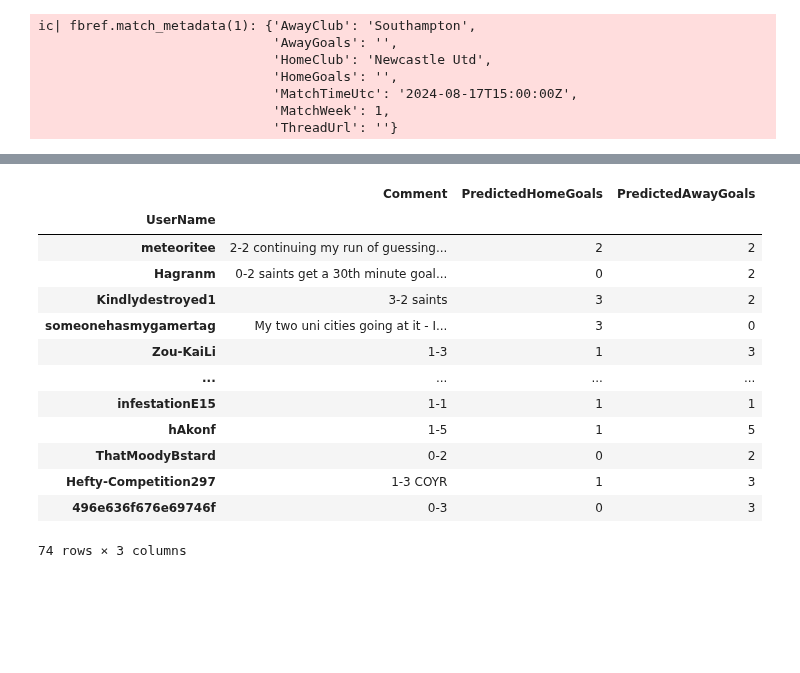
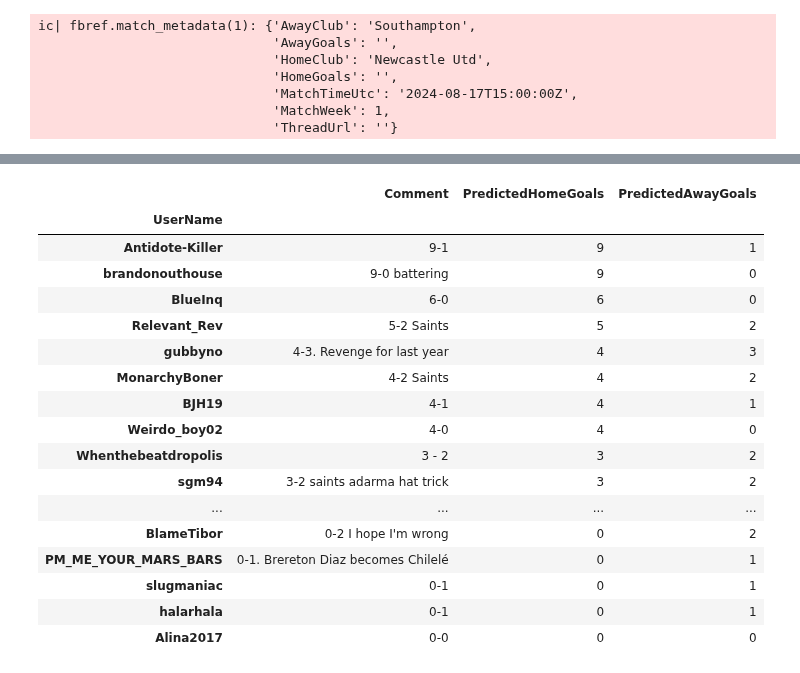
Before and after one commit to julianirwin/predthread, a Jupyter notebook: examples/southamton_24-25_33c895d4/interface.ipynb, the cells around one changed output, grey strips where cells are left out. Drawn from its saved outputs; the diff is of its cells as text; code cells hidden in the pictures; blank space fills up the shorter version.

```diff
--- a/examples/southamton_24-25_33c895d4/interface.ipynb
+++ b/examples/southamton_24-25_33c895d4/interface.ipynb
@@ -81,19 +78,0 @@ ValueError: Match metadata for MatchWeek 4 already exists
-# %%
-dt = datetime.datetime(2024, 1, 20, 6, 30)
-predictions = pt.get_predictions(thread, comment_localtime_cutoff=dt)
-predictions
-# %% [output]
-|  | Comment | PredictedHomeGoals | PredictedAwayGoals |
-| UserName |  |  |  |
-| meteoritee | 2-2 continuing my run of guessing... | 2 | 2 |
-| Hagranm | 0-2 saints get a 30th minute goal... | 0 | 2 |
-| Kindlydestroyed1 | 3-2 saints | 3 | 2 |
-| someonehasmygamertag | My two uni cities going at it - I... | 3 | 0 |
-| Zou-KaiLi | 1-3 | 1 | 3 |
-| ... | ... | ... | ... |
-| infestationE15 | 1-1 | 1 | 1 |
-| hAkonf | 1-5 | 1 | 5 |
-| ThatMoodyBstard | 0-2 | 0 | 2 |
-| Hefty-Competition297 | 1-3 COYR | 1 | 3 |
-| 496e636f676e69746f | 0-3 | 0 | 3 |
-74 rows × 3 columns
@@ -104 +79,25 @@ pd.read_csv(root / "predictions" / "week-0.csv").to_csv(root / "predictions" / "
+# %%
+pd.set_option("display.max_rows", None)
+ps = pt.download_predictions(root, match_id)
+ps.sort_values(["PredictedHomeGoals", "PredictedAwayGoals"], ascending=False)
+# ps
+# %% [output]
+|  | Comment | PredictedHomeGoals | PredictedAwayGoals |
+| UserName |  |  |  |
+| Antidote-Killer | 9-1 | 9 | 1 |
+| brandonouthouse | 9-0 battering | 9 | 0 |
+| BlueInq | 6-0 | 6 | 0 |
+| Relevant_Rev | 5-2 Saints | 5 | 2 |
+| gubbyno | 4-3. Revenge for last year | 4 | 3 |
+| MonarchyBoner | 4-2 Saints | 4 | 2 |
+| BJH19 | 4-1 | 4 | 1 |
+| Weirdo_boy02 | 4-0 | 4 | 0 |
+| Whenthebeatdropolis | 3 - 2 | 3 | 2 |
+| sgm94 | 3-2 saints adarma hat trick | 3 | 2 |
+| ... | ... | ... | ... |
+| BlameTibor | 0-2 I hope I'm wrong | 0 | 2 |
+| PM_ME_YOUR_MARS_BARS | 0-1. Brereton Diaz becomes Chilelé | 0 | 1 |
+| slugmaniac | 0-1 | 0 | 1 |
+| halarhala | 0-1 | 0 | 1 |
+| Alina2017 | 0-0 | 0 | 0 |
 # %%
```
Also changed, not shown: parts of 18 cells of this notebook, 8 other files.
